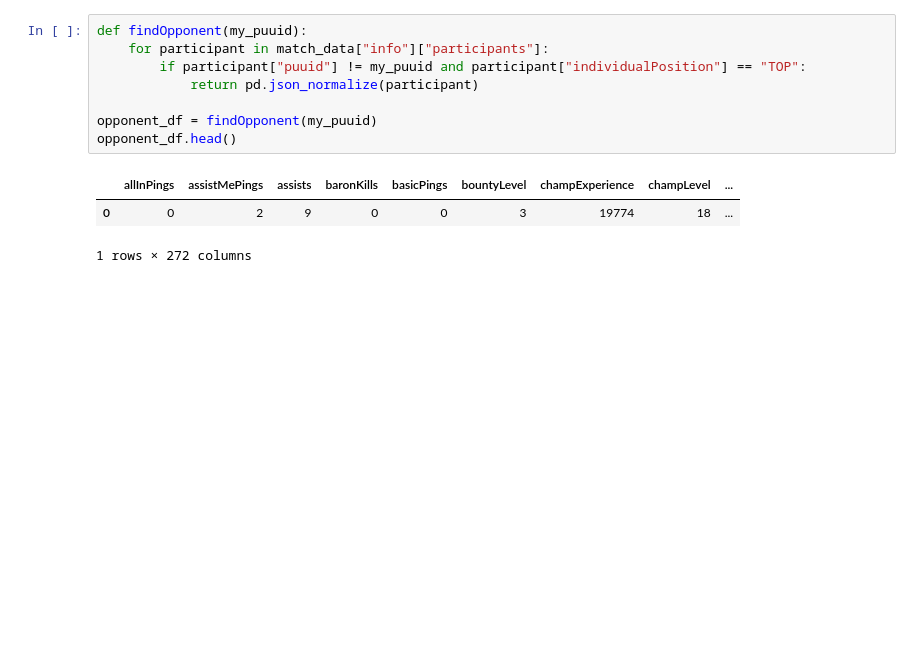
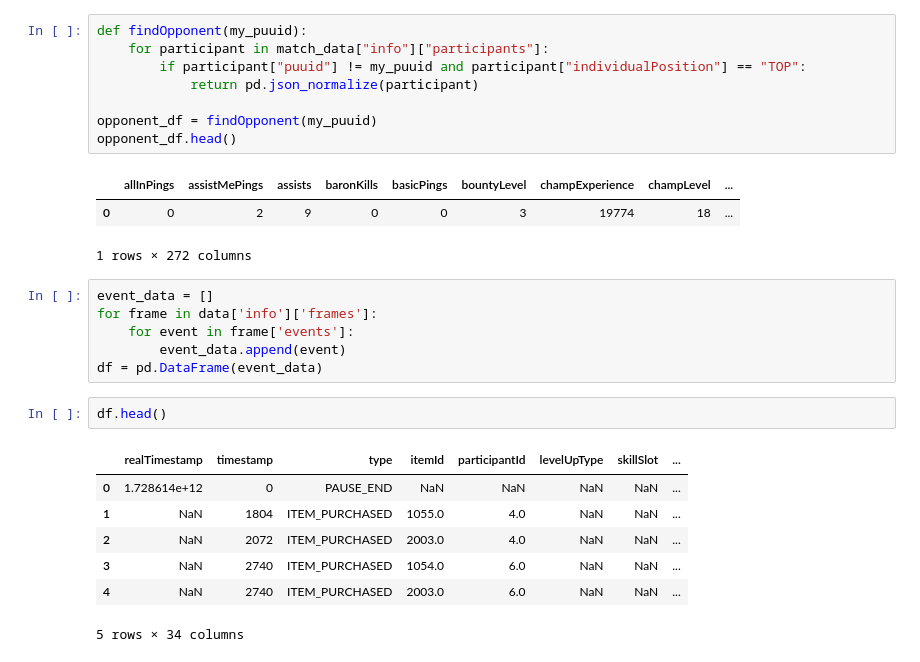
Before and after one commit to mjmagno/Solo-Queue-Data, a Jupyter notebook: PandasTest/pandastest1.ipynb, the cells around one changed output. Saved outputs shown, nothing was run; the diff lists cells and outputs as text; blank space fills up the shorter version.

```diff
--- a/PandasTest/pandastest1.ipynb
+++ b/PandasTest/pandastest1.ipynb
@@ -72,3 +66,19 @@ opponent_df.head()
 |  | allInPings | assistMePings | assists | baronKills | basicPings | bountyLevel | champExperience | champLevel | ... |
 | 0 | 0 | 2 | 9 | 0 | 0 | 3 | 19774 | 18 | ... |
 1 rows × 272 columns
+# %%
+event_data = []
+for frame in data['info']['frames']:
+    for event in frame['events']:
+        event_data.append(event)
+df = pd.DataFrame(event_data)
+# %%
+df.head()
+# %% [output]
+|  | realTimestamp | timestamp | type | itemId | participantId | levelUpType | skillSlot | ... |
+| 0 | 1.728614e+12 | 0 | PAUSE_END | NaN | NaN | NaN | NaN | ... |
+| 1 | NaN | 1804 | ITEM_PURCHASED | 1055.0 | 4.0 | NaN | NaN | ... |
+| 2 | NaN | 2072 | ITEM_PURCHASED | 2003.0 | 4.0 | NaN | NaN | ... |
+| 3 | NaN | 2740 | ITEM_PURCHASED | 1054.0 | 6.0 | NaN | NaN | ... |
+| 4 | NaN | 2740 | ITEM_PURCHASED | 2003.0 | 6.0 | NaN | NaN | ... |
+5 rows × 34 columns
```
Also changed, not shown: parts of 10 cells of this notebook.
